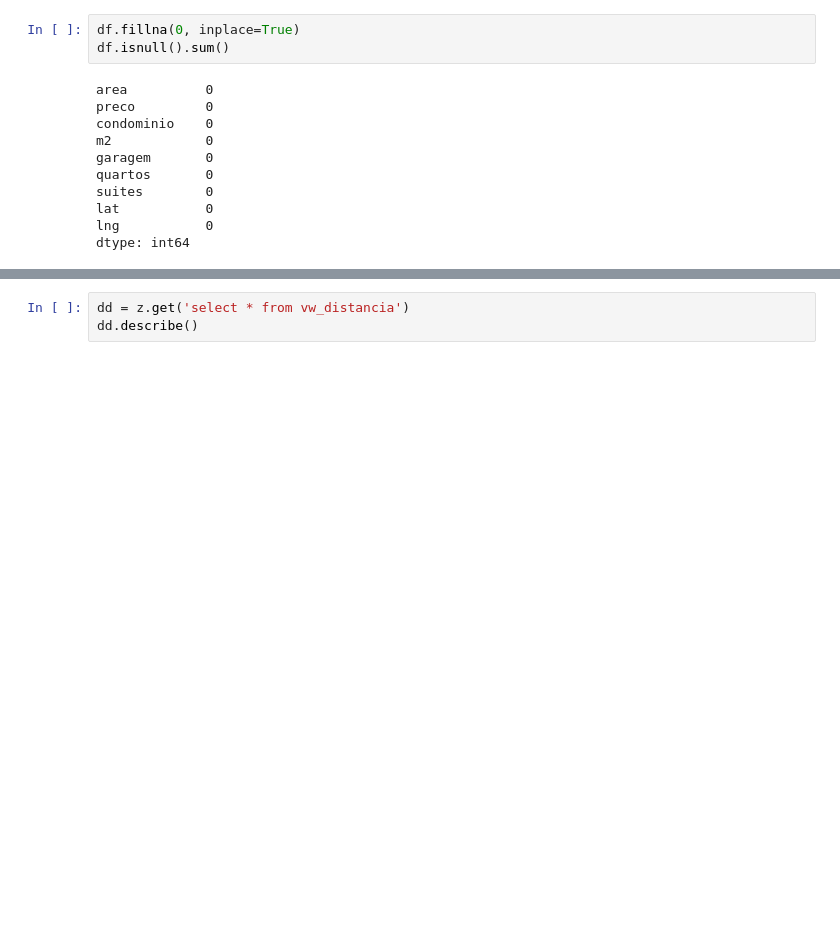
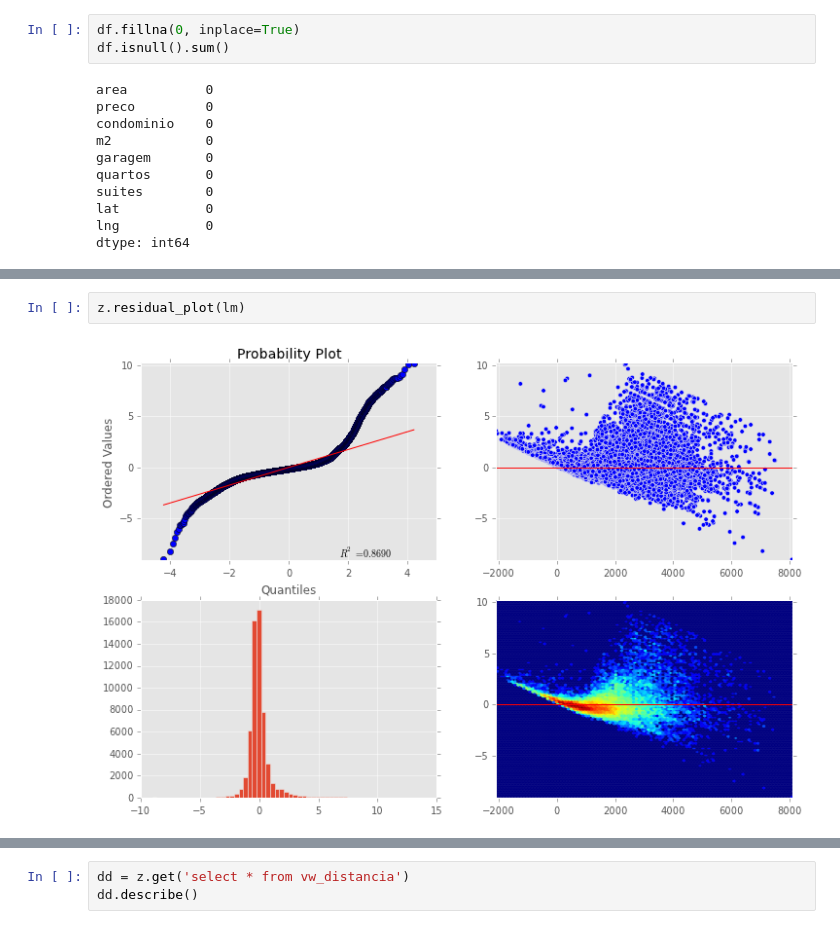
Before and after one commit to sergiosilvar/fgv_dissertacao, a Jupyter notebook: ipython_notebook/Regressao Linear.ipynb, the cells around one changed output, grey strips where cells are left out. Saved outputs shown, nothing was run; the diff lists cells and outputs as text; blank space fills up the shorter version.

```diff
--- a/ipython_notebook/Regressao Linear.ipynb
+++ b/ipython_notebook/Regressao Linear.ipynb
@@ -141,0 +99,4 @@ dc.describe()
+# %%
+z.residual_plot(lm)
+# %% [output]
+[figure, added]
```
Also changed, not shown: parts of 65 cells of this notebook, 3 other files.
